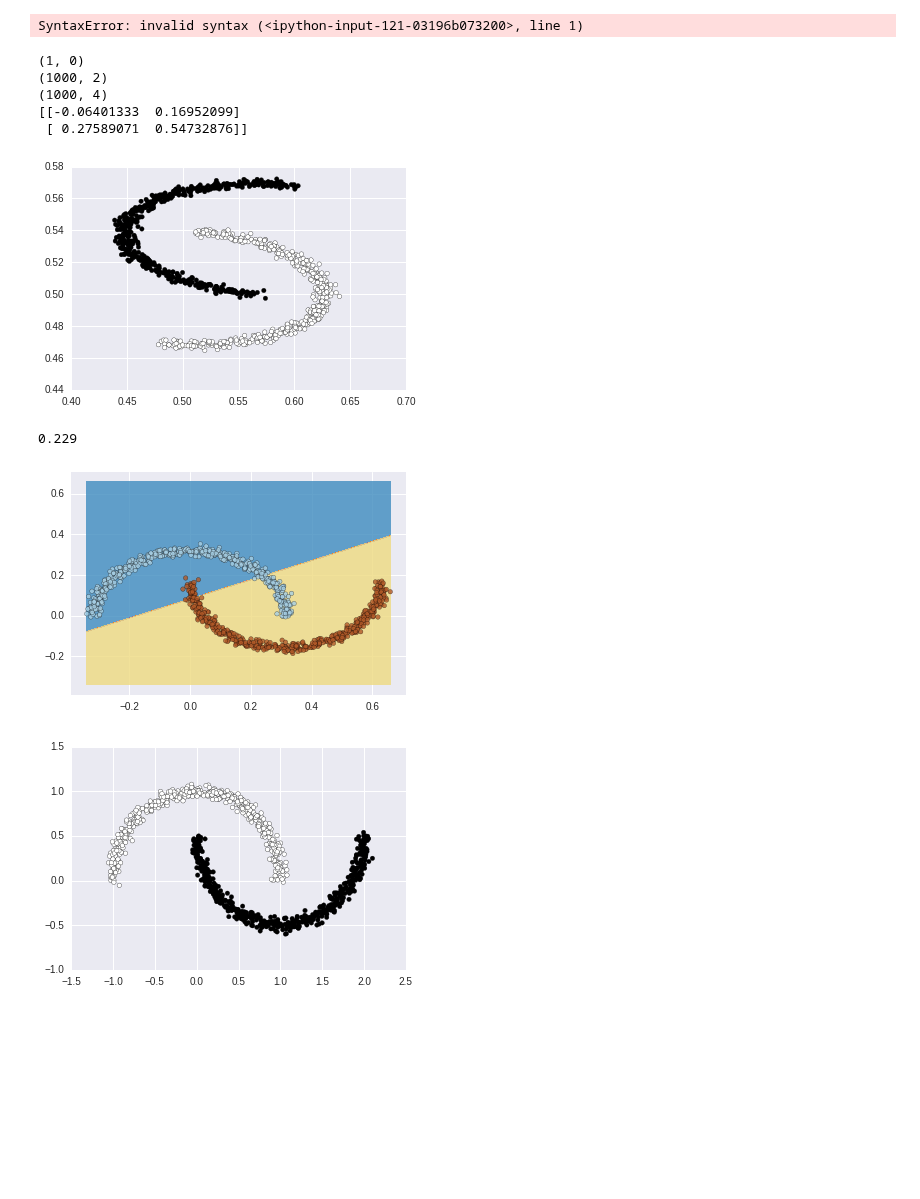
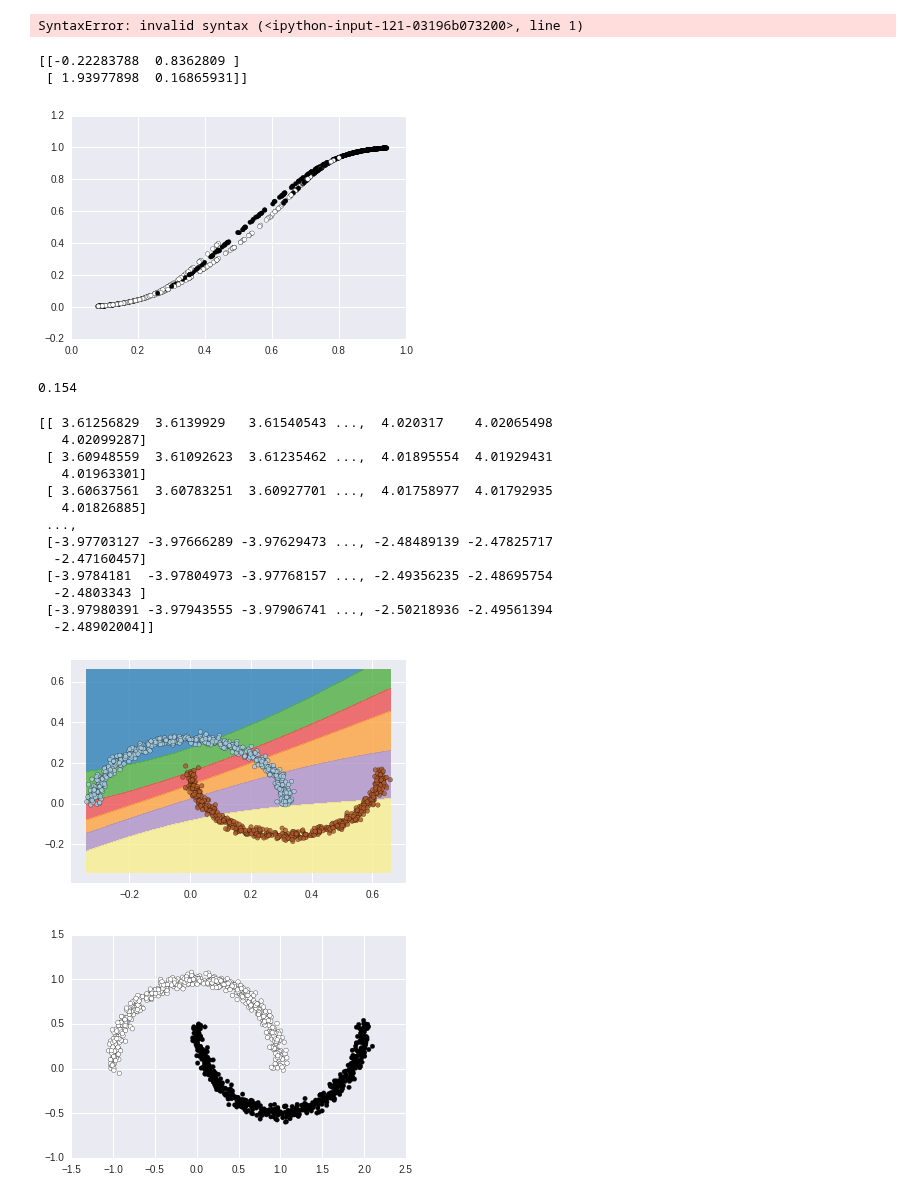
Before and after one commit to kudkudak/r2-learner, a Jupyter notebook: sketchbook.ipynb, the cells around one changed output. Saved outputs shown, nothing was run; the diff lists cells and outputs as text; code cells hidden in the pictures; blank space fills up the shorter version.

```diff
--- a/sketchbook.ipynb
+++ b/sketchbook.ipynb
@@ -149,7 +149,7 @@ class R2SVMLearner(BaseEstimator):
         return Y[0] if ravel else Y
 # %%
 X, Y = X_moon, Y_moon
-model = R2SVMLearner(depth=4, beta=0.1, cls_params={'C': 1, 'kernel': 'linear'})
+model = R2SVMLearner(depth=50, beta=0.1, cls_params={'C': 10, 'kernel': 'linear'})
 model.fit(X, Y)
 print model.W[0]
 %matplotlib inline
@@ -158,23 +158,34 @@ plt.scatter(model.X_tr[-1][:,0], model.X_tr[-1][:,1], c=Y)
 plt.show()
 print model.score(X,Y)
 # %% [output]
-(1, 0)
-(1000, 2)
-(1000, 4)
-[[-0.06401333  0.16952099]
- [ 0.27589071  0.54732876]]
+[[-0.22283788  0.8362809 ]
+ [ 1.93977898  0.16865931]]
-[figure, old version]
+[figure, new version]
-0.229
+0.154
 # %%
 N = 1000
 x, y = np.linspace(X.min(), X.max(), N),  np.linspace(X.min(), X.max(), N)
 xx, yy = np.meshgrid(x, y)
-z = model.predict(np.c_[xx.ravel(), yy.ravel()])
+z = model._feed_forward(np.c_[xx.ravel(), yy.ravel()])[:,0]
+print z.reshape(N,N)
 plt.contourf(xx, yy, z.reshape(N,N), cmap=plt.cm.Paired, alpha=0.8)
 plt.scatter(X[:,0], X[:,1], c=Y,  cmap=plt.cm.Paired, alpha=0.8)
 plt.show()
 # %% [output]
+[[ 3.61256829  3.6139929   3.61540543 ...,  4.020317    4.02065498
+   4.02099287]
+ [ 3.60948559  3.61092623  3.61235462 ...,  4.01895554  4.01929431
+   4.01963301]
+ [ 3.60637561  3.60783251  3.60927701 ...,  4.01758977  4.01792935
+   4.01826885]
+ ...,
+ [-3.97703127 -3.97666289 -3.97629473 ..., -2.48489139 -2.47825717
+  -2.47160457]
+ [-3.9784181  -3.97804973 -3.97768157 ..., -2.49356235 -2.48695754
+  -2.4803343 ]
+ [-3.97980391 -3.97943555 -3.97906741 ..., -2.50218936 -2.49561394
+  -2.48902004]]
-[figure, old version]
+[figure, new version]
 # %%
 X, Y = sklearn.datasets.make_moons(n_samples=1000, noise=0.04)
 %matplotlib inline
```
